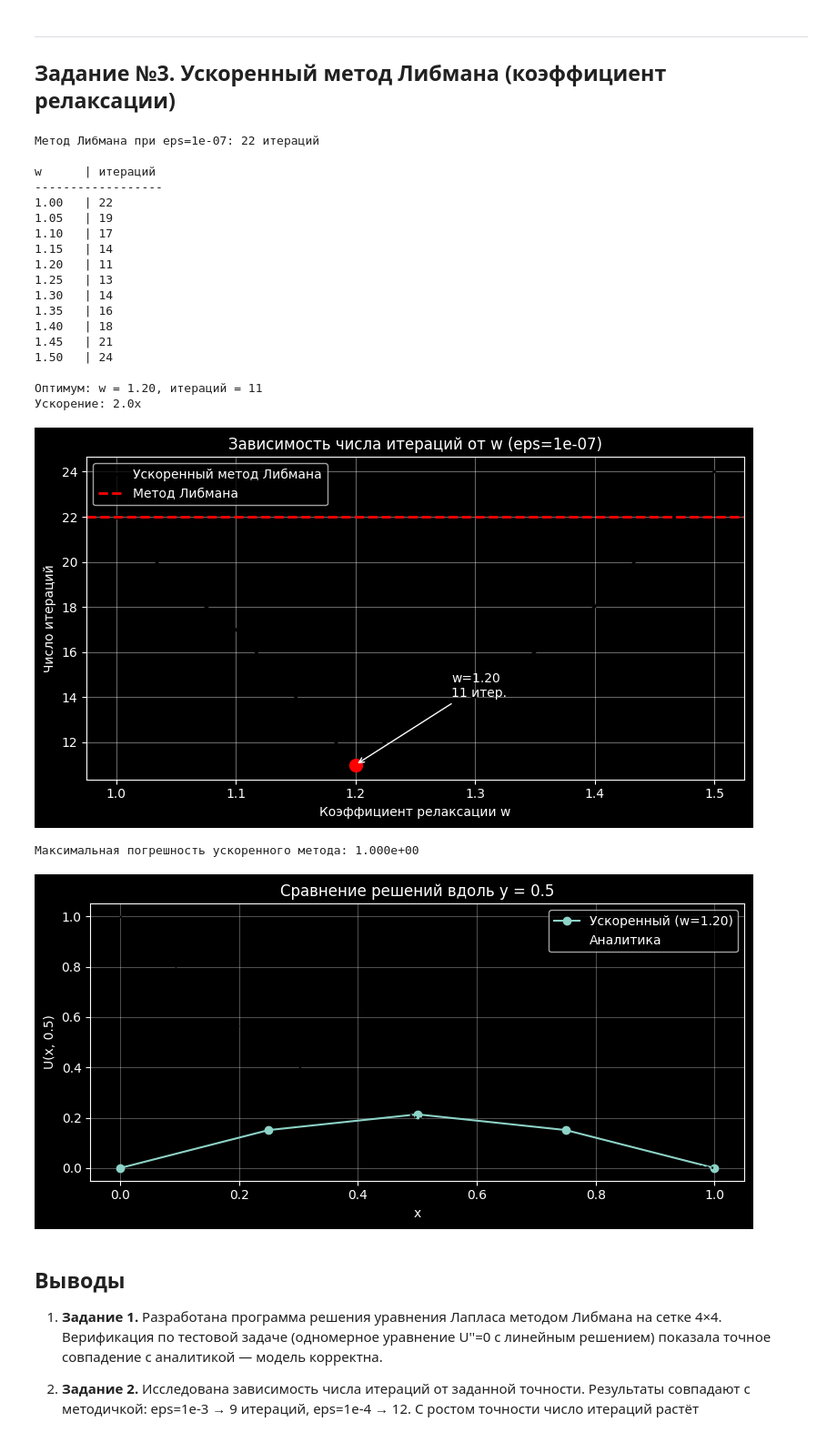
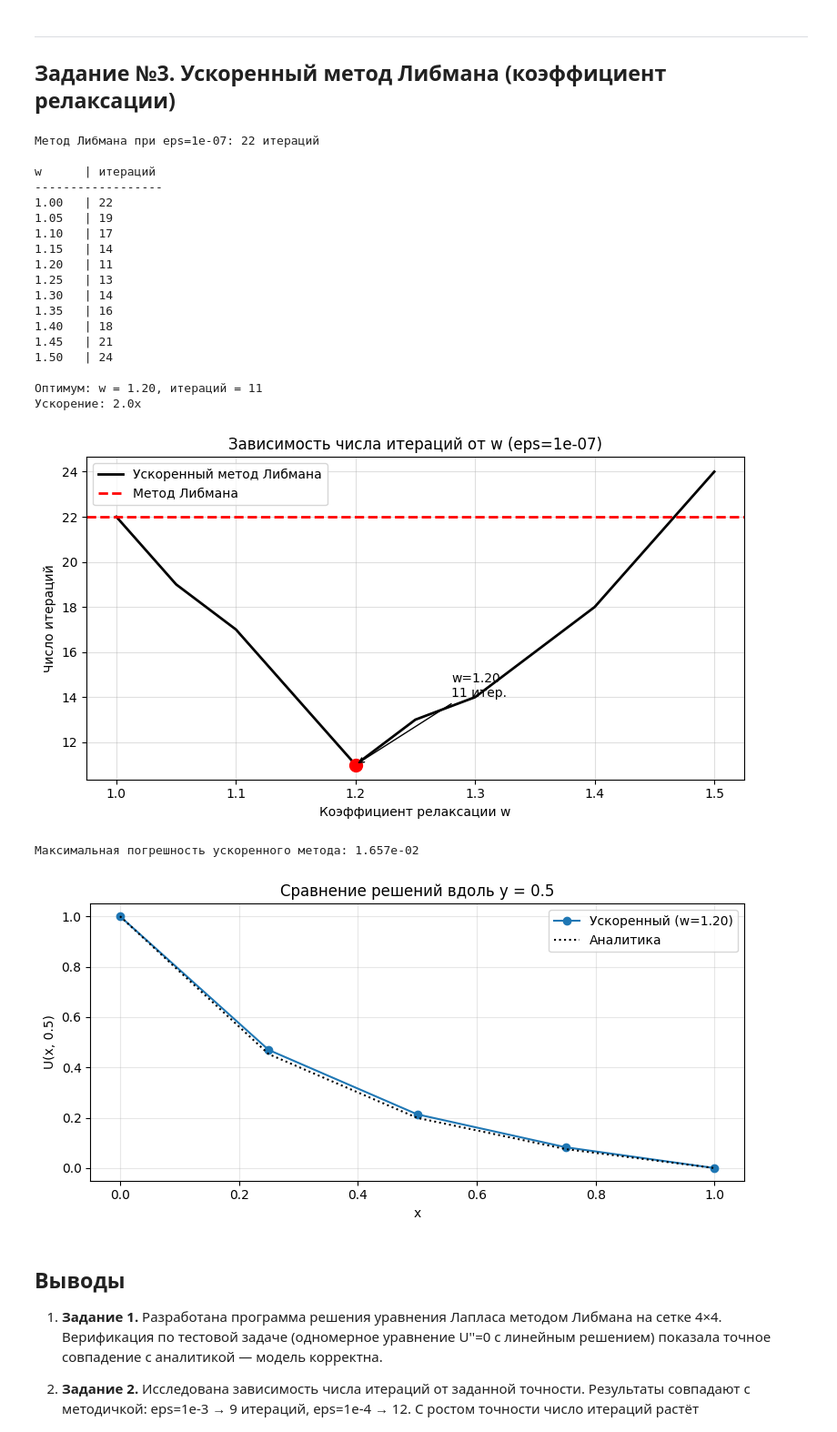
Before and after one commit to ealeksbykova/math-model-python, a Jupyter notebook: solution/Практическое занятие 1_1 - метод Либмана.ipynb, the cells around one changed output. Shown at 91% size. Cells and saved outputs as stored; diff of their text form; code cells hidden in the pictures.

```diff
--- a/solution/Практическое занятие 1_1 - метод Либмана.ipynb
+++ b/solution/Практическое занятие 1_1 - метод Либмана.ipynb
@@ -168,44 +169,44 @@ def u_analytic(x, y):
     return np.sin(np.pi * y) * np.sinh(np.pi * (1 - x)) / np.sinh(np.pi)
 
 U_acc, _ = libman_accel(w_opt, eps)
-U_exact = u_analytic(X, Y)
+U_exact = u_analytic(Y, X)
 err = np.abs(U_acc - U_exact)
 
 print(f"\nМаксимальная погрешность ускоренного метода: {err.max():.3e}")
 
-j_mid = 2
+i_mid = 2
 plt.figure(figsize=(8, 4))
-plt.plot(x, U_acc[:, j_mid], 'o-', label=f'Ускоренный (w={w_opt:.2f})')
-plt.plot(x, U_exact[:, j_mid], 'k:', label='Аналитика')
+plt.plot(x, U_acc[i_mid, :], 'o-', label=f'Ускоренный (w={w_opt:.2f})')
+plt.plot(x, U_exact[i_mid, :], 'k:', label='Аналитика')
 plt.xlabel('x')
 plt.ylabel('U(x, 0.5)')
 plt.title('Сравнение решений вдоль y = 0.5')
 plt.legend()
 plt.grid(alpha=0.3)
 plt.tight_layout()
 plt.show()
 # %% [output]
 Метод Либмана при eps=1e-07: 22 итераций
 
 w      | итераций
 ------------------
 1.00   | 22
 1.05   | 19
 1.10   | 17
 1.15   | 14
 1.20   | 11
 1.25   | 13
 1.30   | 14
 1.35   | 16
 1.40   | 18
 1.45   | 21
 1.50   | 24
 
 Оптимум: w = 1.20, итераций = 11
 Ускорение: 2.0x
-[figure, old version]
+[figure, new version]
-Максимальная погрешность ускоренного метода: 1.000e+00
+Максимальная погрешность ускоренного метода: 1.657e-02
-[figure, old version]
+[figure, new version]
 # %% [markdown]
 ## Выводы
 
```
Also changed, not shown: parts of 2 cells of this notebook, 2 other files.
